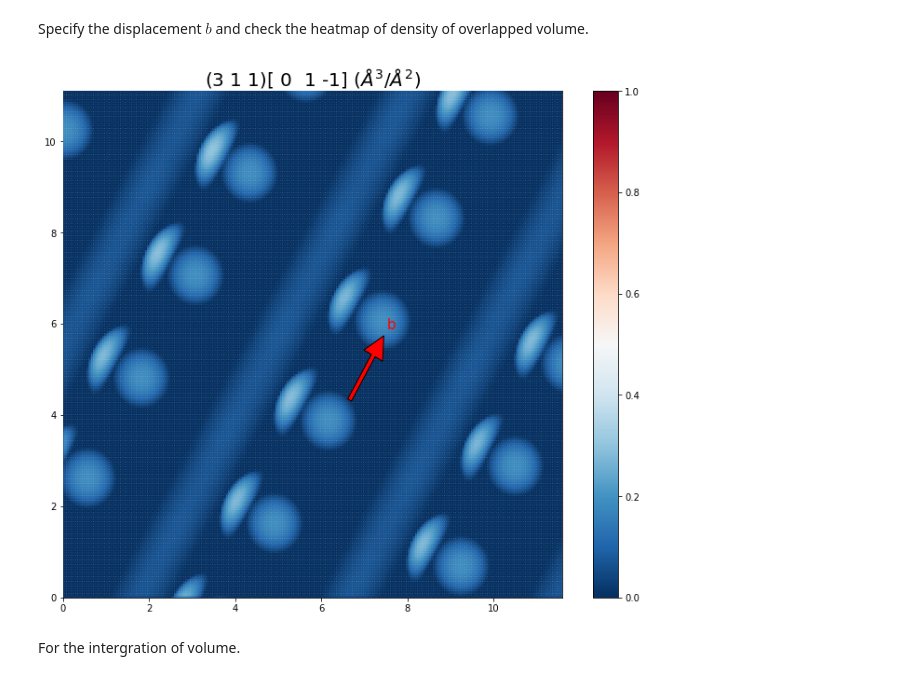
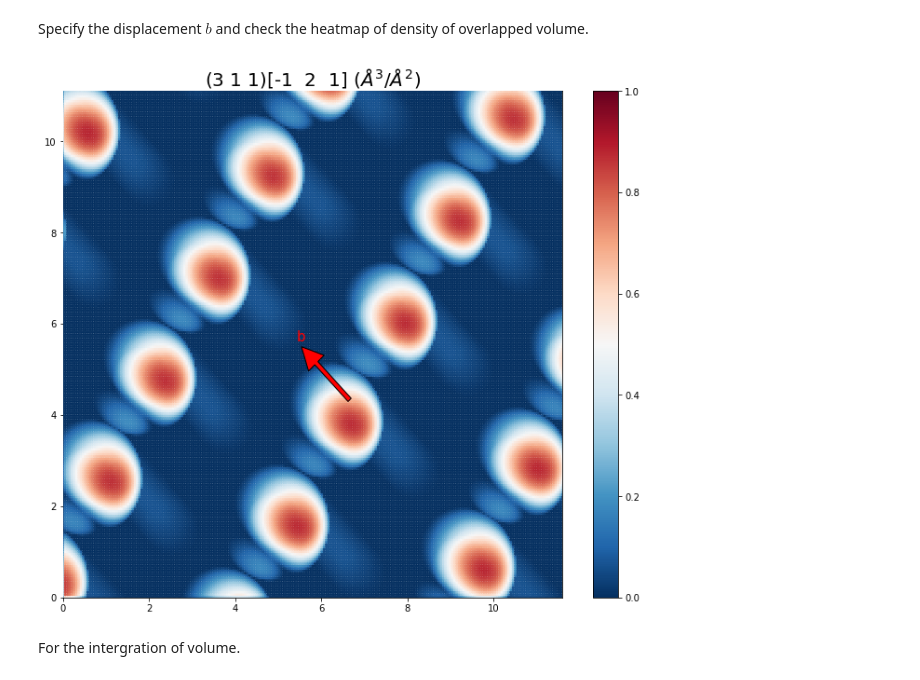
Before and after one commit to wzetto/projLITE, a Jupyter notebook: crystal_overlap/main.ipynb, the cells around one changed output. Cells and saved outputs as stored; diff of their text form; code cells hidden in the pictures.

```diff
--- a/crystal_overlap/main.ipynb
+++ b/crystal_overlap/main.ipynb
@@ -22,7 +22,7 @@ def draw_3d(ind_raw):
     plt.show()
 
 c_001 = np.array([0,0,1])
-c_target = np.array([1,3,5])
+c_target = np.array([3,1,1])
 
 c_cross = np.cross(c_target, c_001)
 c_cross = c_cross/np.linalg.norm(c_cross)
@@ -93,7 +93,7 @@ angle_calc(np.array([0,0,1]), np.array([1,1,0]))
 # %% [output]
 (1.5707963267948966, 90.0)
 # %%
-slip_vector_001 = np.array([0,1,-1])
+slip_vector_001 = np.array([-1,2,1])
 slip_vector_ = np.round(r.apply(slip_vector_001), 4)
 
 au_radii = 1.28 #* Angstrom
@@ -353,7 +353,7 @@ def main(ds_i):
     return overlap_dict_grid, mean_vol, ds_i*ds_norm
 
 #* Main
-max_work = 16
+max_work = 20
 pool = mp.Pool(processes=max_work)
 output_list = [pool.map(main, range(ds_num))]
 
@@ -423,40 +423,40 @@ y_min, y_max = np.min(cart_target[:,1]), np.max(cart_target[:,1])
 x_mid, y_mid = (x_min+x_max)/2, (y_min+y_max)/2
 k = slip_vector_[1]/slip_vector_[0]
 b = y_mid-k*x_mid
-dx_vector = (x_max-x_mid)/4
+dx_vector = (x_max-x_mid)/4*np.sign(slip_vector_[0])
 dy_vector = dx_vector*k
 
 dx_vector, dy_vector = dx_vector/np.linalg.norm([dx_vector, dy_vector]), dy_vector/np.linalg.norm([dx_vector, dy_vector])
 dx_vector *= math.sqrt(burgers_vector)
 dy_vector *= math.sqrt(burgers_vector)
 
 plt.arrow(x_mid, y_mid, dx_vector, dy_vector, zorder=10, facecolor='r',
         width=0.1, head_width=0.5, head_length=0.5, length_includes_head=True)
 
 #* Define area for illustration.
 x_min_plot, x_max_plot = np.min(cart_cartesian_raw[:,0]), np.max(cart_cartesian_raw[:,0])
 y_min_plot, y_max_plot = np.min(cart_cartesian_raw[:,1]), np.max(cart_cartesian_raw[:,1])
 plt.xlim(x_min_plot, x_max_plot)
 plt.ylim(y_min_plot, y_max_plot)
 
 x_, y_ = x_specify_plot, y_specify_plot
 c_ = volume_specify_list
 
 #* Map values specifically to colorbar
 cmap = plt.cm.get_cmap('RdBu_r')
 norm = Normalize(vmin=0, vmax=1)
 
 scatter = plt.scatter(x_, y_, c=c_, cmap=cmap, norm=norm, s=5, zorder=9)
 plt.annotate(f'b', (x_mid+dx_vector*1.1, y_mid+dy_vector*1.1),
              fontsize=15, zorder=10, color='r')
 
 cbar = plt.colorbar(scatter,)
 
 plt.title(f'({str(c_target)[1:-1]}){str(slip_vector_001)} ($\AA^3/\AA^2$)', fontsize=20)
 
 plt.show()
 # %% [output]
-[figure, old version]
+[figure, new version]
 # %% [markdown]
 For the intergration of volume.
 # %%
```
Also changed, not shown: 1 other file.
